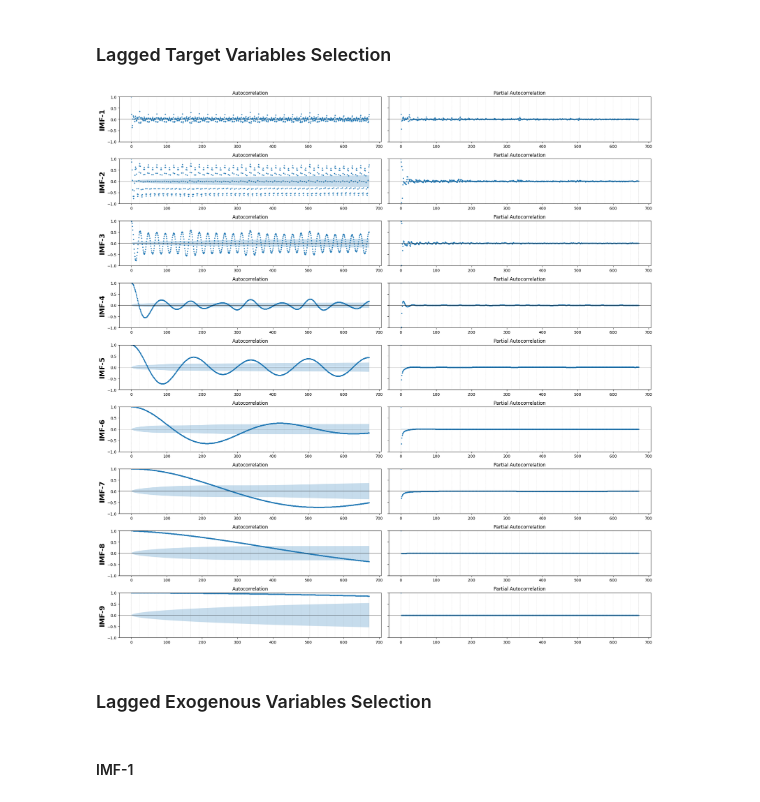
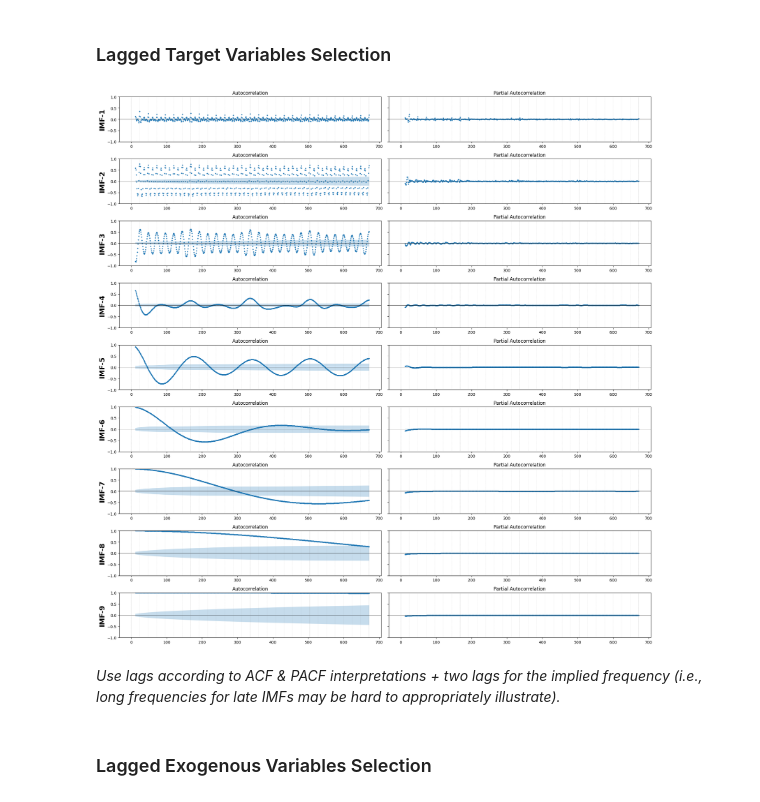
Before and after one commit to BenLeidig/de_lu_epf, a Jupyter notebook: doc/feature_engineering.ipynb, the cells around one changed output. Cells and saved outputs as stored; diff of their text form; code cells hidden in the pictures.

```diff
--- a/doc/feature_engineering.ipynb
+++ b/doc/feature_engineering.ipynb
@@ -27,7 +27,7 @@ data.to_csv('../data/raw/dataset_2022_2025.csv', index=False)
 tmp_data = data[data['datetime'].dt.year >= 2023]
 tmp_len = len(tmp_data)
 
-train_data = tmp_data.iloc[:int(np.floor(tmp_len*0.9))]
+train_data = data.iloc[:len(data)+int(np.floor(tmp_len*0.9))]
 cols = [
     'datetime', 'price',
     'precipitation', 'cloud_cover', 'temperature', 'relative_humidity',
@@ -107,23 +107,23 @@ train_datasets = [train_data_imf1, train_data_imf2, train_data_imf3, train_data_
 # %%
 fig, axes = plt.subplots(nrows=9, ncols=2, figsize=(20, 20), sharey=True)
 
 for row, dataset in enumerate(train_datasets):
     ax0, ax1 = axes[row][0], axes[row][1]
 
-    plot_acf(x=dataset[f'price_imf{row+1}'], ax=ax0, lags=24*7*4, use_vlines=False, markersize=2)
+    plot_acf(x=dataset[f'price_imf{row+1}'], ax=ax0, lags=[_ for _ in range(12, 24*7*4+1)], use_vlines=False, markersize=2)
     ax0.axhline(0, color='black', linewidth=0.5)
     ax0.vlines([_ for _ in range(0, 24*7*4+1, 24)], ymin=-1, ymax=1, color='gray', linewidth=0.2, linestyle=':')
     ax0.vlines([_ for _ in range(0, 24*7*4+1, 24*7)], ymin=-1, ymax=1, color='gray', linewidth=0.2, linestyle='--')
     ax0.set_ylabel(f'IMF-{row+1}', fontweight='bold', fontsize=18)
 
-    plot_pacf(x=dataset[f'price_imf{row+1}'], ax=ax1, lags=24*7*4, use_vlines=False, markersize=2)
+    plot_pacf(x=dataset[f'price_imf{row+1}'], ax=ax1, lags=[_ for _ in range(12, 24*7*4+1)], use_vlines=False, markersize=2)
     ax1.axhline(0, color='black', linewidth=0.5)
     ax1.vlines([_ for _ in range(0, 24*7*4+1, 24)], ymin=-1, ymax=1, color='gray', linewidth=0.2, linestyle=':')
     ax1.vlines([_ for _ in range(0, 24*7*4+1, 24*7)], ymin=-1, ymax=1, color='gray', linewidth=0.2, linestyle='--')
 
 fig.tight_layout()
 plt.show()
 # %% [output]
-[figure, old version]
+[figure, new version]
 # %%
 # lagged targets for IMF-1
@@ -140,7 +160,7 @@ for l in [_ for _ in range(12, 24)] + [_ for _ in range(24, 24*7, 24)]:
+# %% [markdown]
+*Use lags according to ACF & PACF interpretations + two lags for the implied frequency (i.e., long frequencies for late IMFs may be hard to appropriately illustrate).*
 # %% [markdown]
 ### Lagged Exogenous Variables Selection
-# %% [markdown]
-#### IMF-1
 # %%
 for i, dataset in enumerate(train_datasets):
     fig, axes = plt.subplots(nrows=4, ncols=2, figsize=(20, 10))
```
Also changed, not shown: parts of 8 cells of this notebook.
